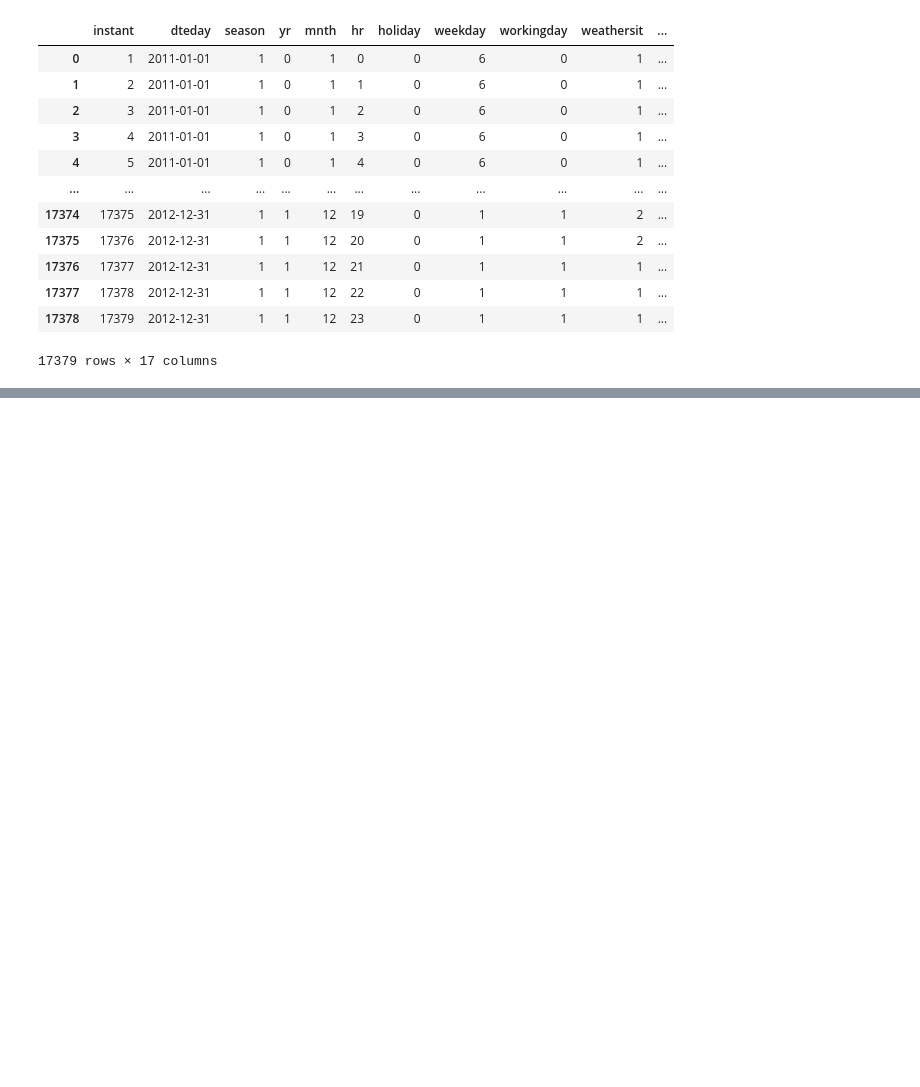
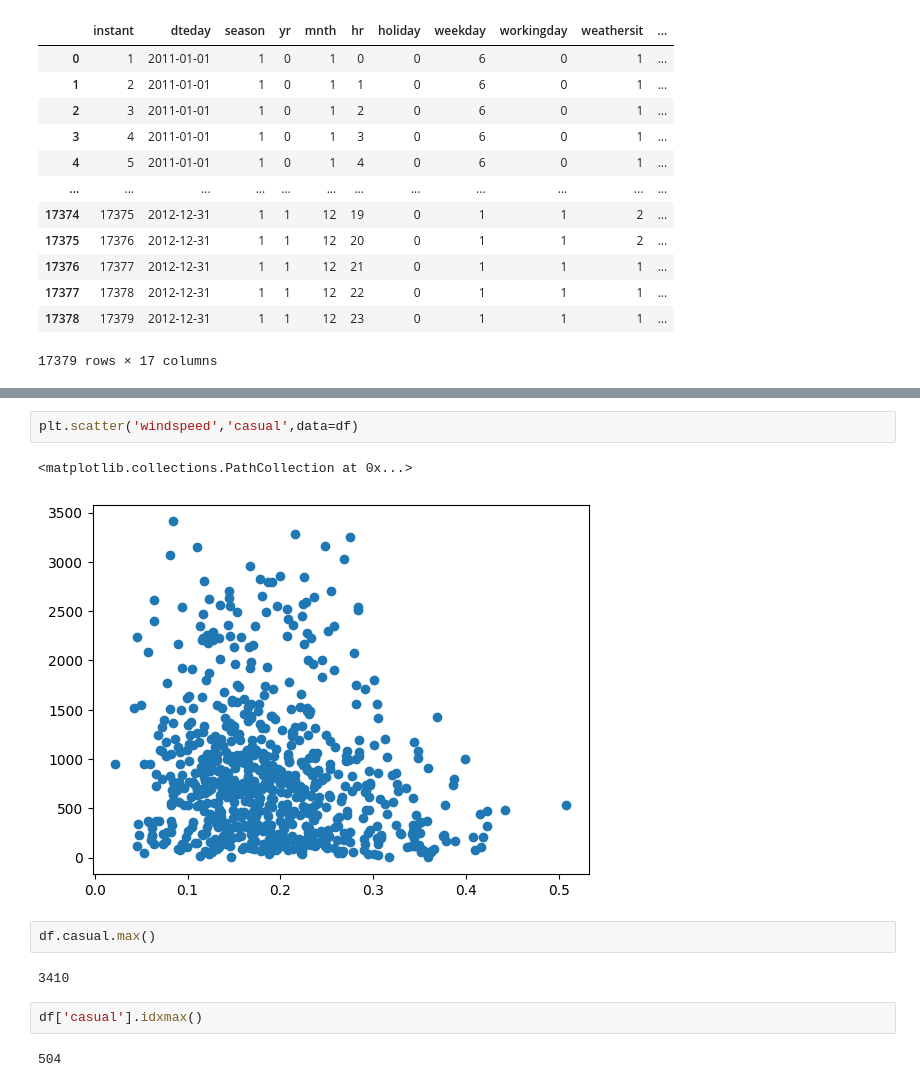
Before and after one commit to Div2707/bike-rental-analysis, a Jupyter notebook: Analysis.ipynb, the cells around one changed output, grey strips where cells are left out. Drawn from its saved outputs; the diff is of its cells as text; blank space fills up the shorter version.

```diff
--- a/Analysis.ipynb
+++ b/Analysis.ipynb
@@ -40,0 +358,13 @@ dh
+# %%
+plt.scatter('windspeed','casual',data=df)
+# %% [output]
+<matplotlib.collections.PathCollection at 0x...>
+[figure, added]
+# %%
+df.casual.max()
+# %% [output]
+3410
+# %%
+df['casual'].idxmax()
+# %% [output]
+504
```
Also changed, not shown: parts of 68 cells of this notebook, 2 other files.
